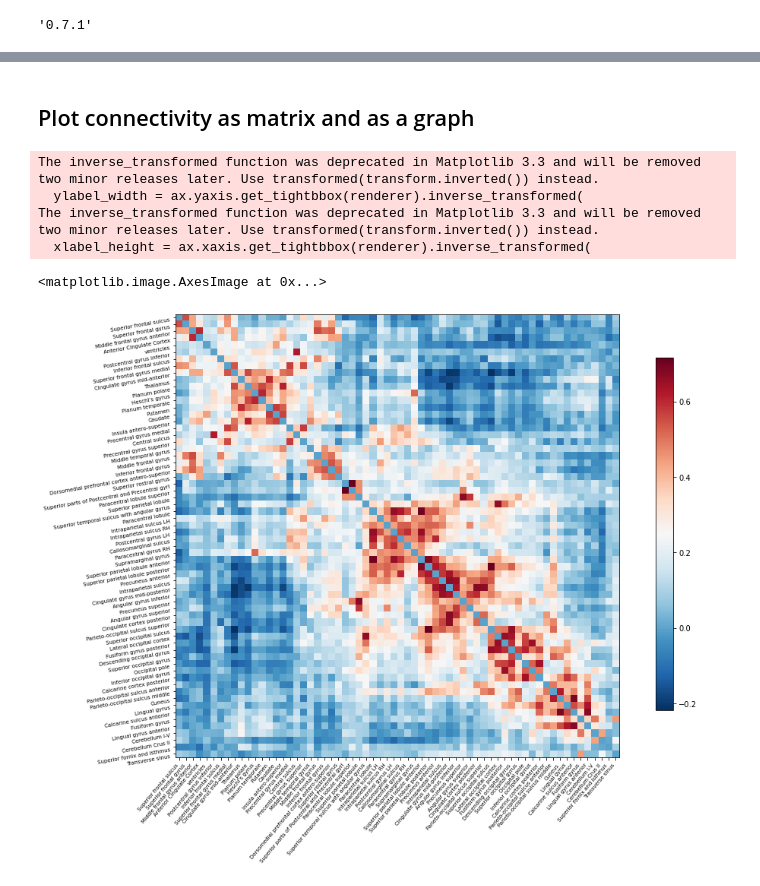
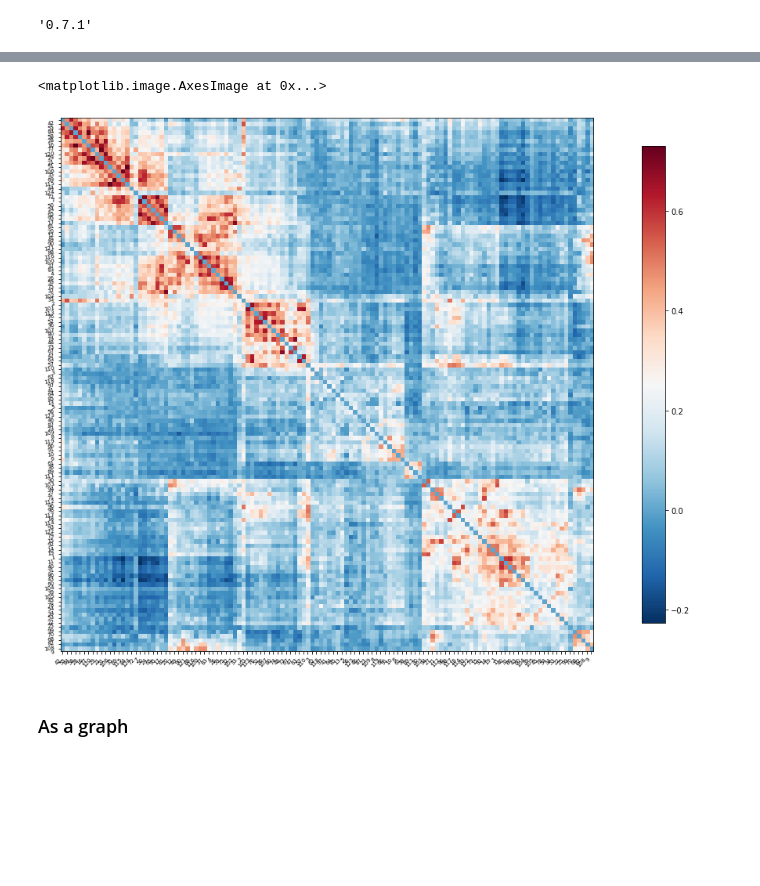
Before and after one commit to ymzayek/EBRAINS-Connectivity-Analysis, a Jupyter notebook: Notebooks/connectivity-analysis-pieline.ipynb, the cells around one changed output, grey strips where cells are left out. Saved outputs shown, nothing was run; the diff lists cells and outputs as text; code cells hidden in the pictures; blank space fills up the shorter version.

```diff
--- a/Notebooks/connectivity-analysis-pieline.ipynb
+++ b/Notebooks/connectivity-analysis-pieline.ipynb
@@ -88,21 +153,17 @@ assert mean_correlation_matrix.shape == (64, 64)
+# %%
+from nilearn.plotting import plot_matrix
+# Mask the main diagonal for visualization:
+np.fill_diagonal(mean_correlation_matrix, 0)
+# matrices are ordered for block-like representation
+plot_matrix(mean_correlation_matrix,
+            figure=(14, 14),
+            labels=labels,
+            reorder=True)
+# %% [output]
+<matplotlib.image.AxesImage at 0x...>
+[figure, added]
 # %% [markdown]
-## Plot connectivity as matrix and as a graph
+### As a graph
-# %%
-from nilearn.plotting import plot_matrix
-# Mask the main diagonal for visualization:
-np.fill_diagonal(mean_correlation_matrix, 0)
-# matrices are ordered for block-like representation
-plot_matrix(mean_correlation_matrix,
-            figure=(12, 12),
-            labels=labels[1:],
-            reorder=True)
-# %% [output]
-The inverse_transformed function was deprecated in Matplotlib 3.3 and will be removed two minor releases later. Use transformed(transform.inverted()) instead.
-  ylabel_width = ax.yaxis.get_tightbbox(renderer).inverse_transformed(
-The inverse_transformed function was deprecated in Matplotlib 3.3 and will be removed two minor releases later. Use transformed(transform.inverted()) instead.
-  xlabel_height = ax.xaxis.get_tightbbox(renderer).inverse_transformed(
-<matplotlib.image.AxesImage at 0x...>
-[figure, removed]
 # %%
 from nilearn.plotting import plot_connectome, find_parcellation_cut_coords
 
```
Also changed, not shown: parts of 32 cells of this notebook.
